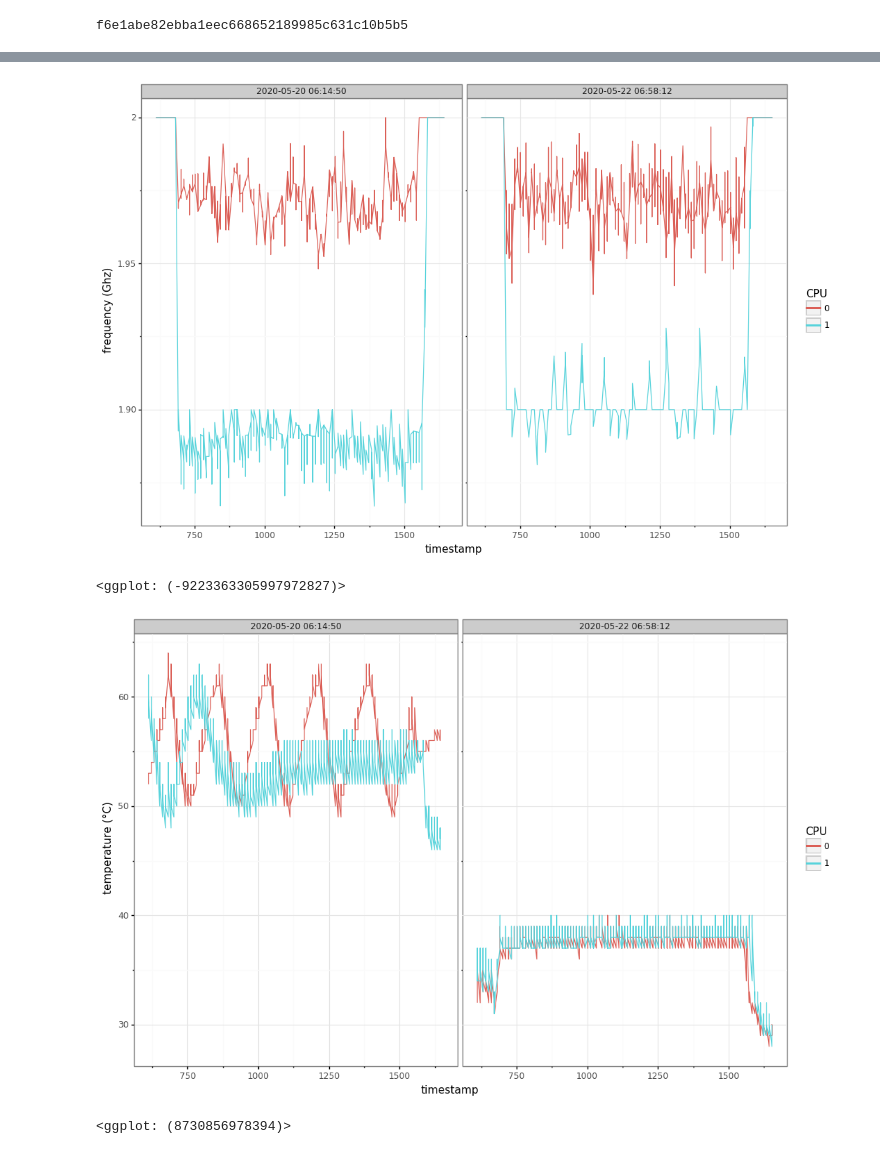
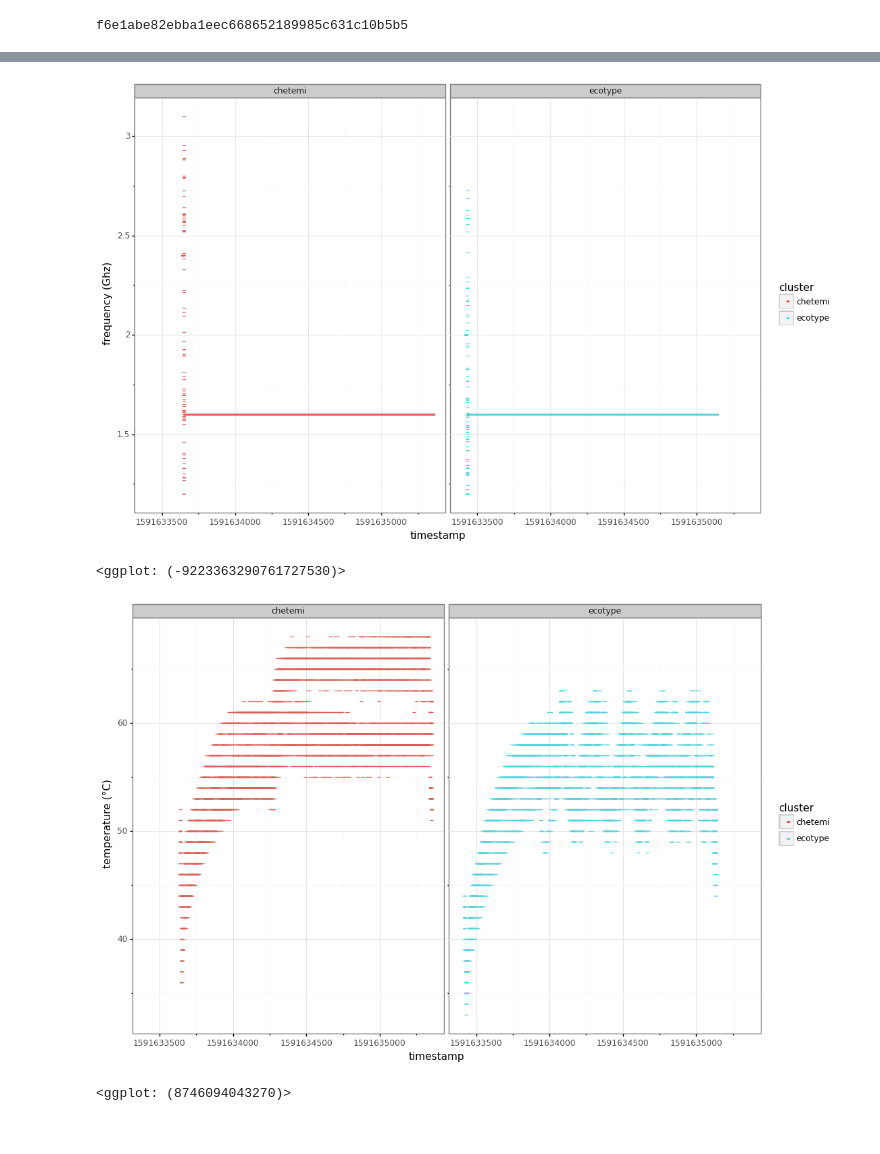
Before and after one commit to Ezibenroc/calibration_analysis, a Jupyter notebook: dahu/blas/monitoring.ipynb, the cells around one changed output, grey strips where cells are left out. Saved outputs shown, nothing was run; the diff lists cells and outputs as text; code cells hidden in the pictures.

Commit message:
Comparison of ecotype and chiclet (power measurements)

```diff
--- a/dahu/blas/monitoring.ipynb
+++ b/dahu/blas/monitoring.ipynb
@@ -35,7 +14,7 @@ import cashew
 print(cashew.__git_version__)
 from cashew import archive_extraction as ae
 
-archives = ['/tmp/old.zip', '/tmp/new.zip']
+archives = ['../../ecotype_vs_chiclet/nantes_2020-06-08_199730.zip', '../../ecotype_vs_chiclet/lille_2020-06-08_1751710.zip']
 # %% [output]
 f6e1abe82ebba1eec668652189985c631c10b5b5
 # %%
@@ -103,9 +66,5 @@ ggplot(df[df.duration > 0.1]) +\
 # %%
 monitoring = pandas.concat([ae.read_monitoring(f) for f in archives])
-monitoring = monitoring[monitoring.node == 24].reset_index(drop=True)
-monitoring['date'] = pandas.to_datetime(monitoring['start_time'], unit='s').astype(str)
-for date in monitoring['date'].unique():
-    monitoring.loc[monitoring['date'] == date, 'timestamp'] = monitoring['timestamp'] - monitoring[monitoring['date'] == date]['timestamp'].min()
 monitoring['cpu_id'] = monitoring['node'].astype(str) + ':' + monitoring['cpu'].astype(str)
 print(len(monitoring))
 monitoring.head()
@@ -120,22 +79,20 @@ monitoring.head()
 # %%
-ggplot(monitoring[(monitoring['kind'] == 'frequency') & (monitoring['timestamp'] > df['timestamp'].min()) & (monitoring['timestamp'] > df['timestamp'].max())]) +\
-    aes(x='timestamp', y='value', color='factor(cpu)', group='cpu_id') +\
-    geom_line() +\
-    facet_wrap('date') +\
+ggplot(monitoring[monitoring['kind'] == 'frequency']) +\
+    aes(x='timestamp', y='value', color='cluster', group='cpu_id') +\
+    geom_point(shape=1) +\
+    facet_wrap('cluster') +\
     ylab('frequency (Ghz)') +\
-    labs(color='CPU') +\
     theme_bw()
 # %% [output]
-[figure, old version]
+[figure, new version]
-<ggplot: (-9223363305997972827)>
+<ggplot: (-9223363290761727530)>
 # %%
-ggplot(monitoring[(monitoring['kind'] == 'temperature') & (monitoring['timestamp'] > df['timestamp'].min()) & (monitoring['timestamp'] > df['timestamp'].max())]) +\
-    aes(x='timestamp', y='value', color='factor(cpu)', group='cpu_id') +\
-    geom_line() +\
-    facet_wrap('date') +\
+ggplot(monitoring[monitoring['kind'] == 'temperature']) +\
+    aes(x='timestamp', y='value', color='cluster', group='cpu_id') +\
+    geom_point(shape=1) +\
+    facet_wrap('cluster') +\
     ylab('temperature (°C)') +\
-    labs(color='CPU') +\
     theme_bw()
 # %% [output]
-[figure, old version]
+[figure, new version]
-<ggplot: (8730856978394)>
+<ggplot: (8746094043270)>
```
Also changed, not shown: parts of 9 cells of this notebook, 2 other files.
